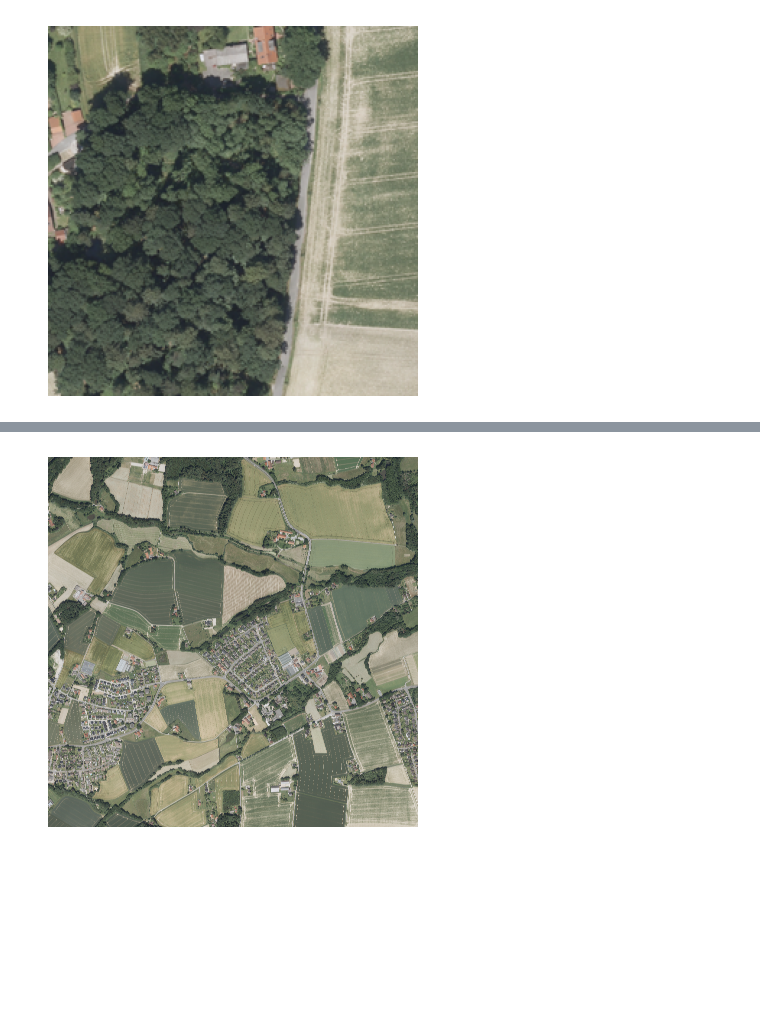
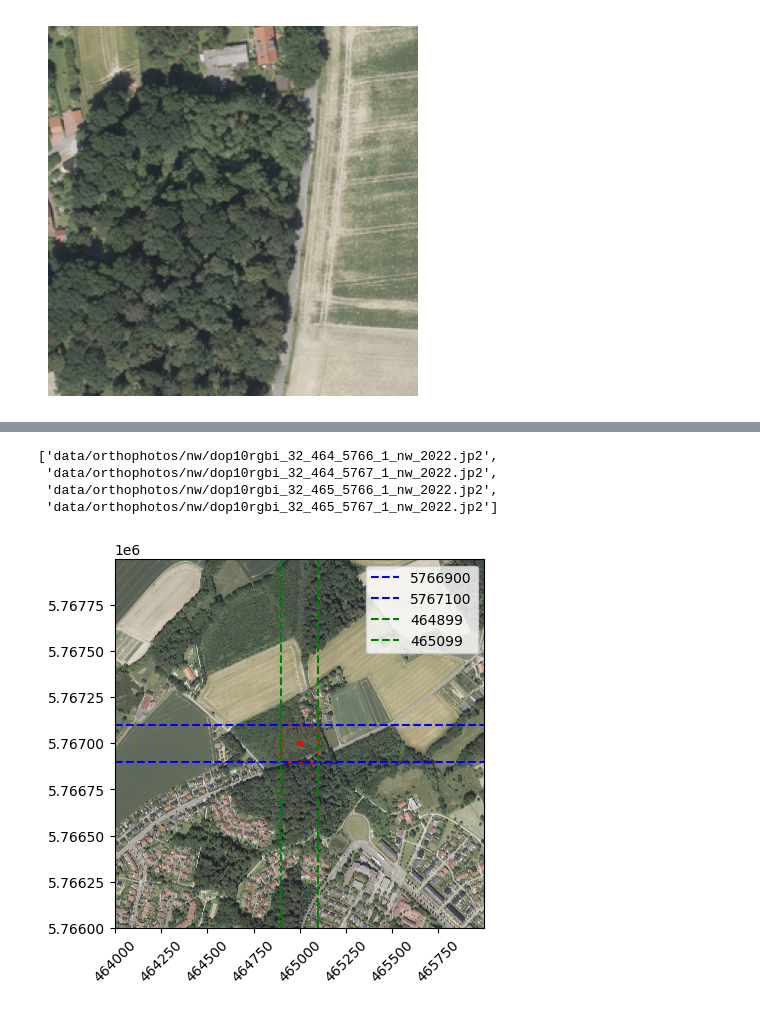
Before and after one commit to krispypancakes/OrthoStitch, a Jupyter notebook: baseline.ipynb, the cells around one changed output, grey strips where cells are left out. Cells and saved outputs as stored; diff of their text form; code cells hidden in the pictures; blank space fills up the shorter version.

```diff
--- a/baseline.ipynb
+++ b/baseline.ipynb
@@ -251,3 +119,0 @@ plt.show()
-# %%
-x = 464999
-y = 5767000
@@ -311,8 +120,20 @@ img3, img4 = load_img('data/orthophotos/nw/dop10rgbi_32_465_5767_1_nw_2022.jp2')
-# %%
-conc1 = np.concatenate((map_list[0], map_list[1]), axis=1)
-img1 = Image.fromarray(conc1)
-plt.imshow(img1)
-plt.axis("off")
-plt.show()
-# %% [output]
-[figure, removed]
+# %%
+loader = OrthoLoader(x=x, y=y, radius=radius, data_dir=data_dir)
+# %%
+loader.target_files = ['data/orthophotos/nw/dop10rgbi_32_464_5766_1_nw_2022.jp2']
+# %%
+loader.target_files
+# %% [output]
+['data/orthophotos/nw/dop10rgbi_32_464_5766_1_nw_2022.jp2',
+ 'data/orthophotos/nw/dop10rgbi_32_464_5767_1_nw_2022.jp2',
+ 'data/orthophotos/nw/dop10rgbi_32_465_5766_1_nw_2022.jp2',
+ 'data/orthophotos/nw/dop10rgbi_32_465_5767_1_nw_2022.jp2']
+# %%
+if len(loader.target_files) > 1:
+    _map = loader.stitch_images()
+else:
+    _map = loader.load_img()
+# %%
+loader.plot_map(_map, target=True)
+# %% [output]
+[figure, added]
```
Also changed, not shown: parts of 33 cells of this notebook, 1 other file.
